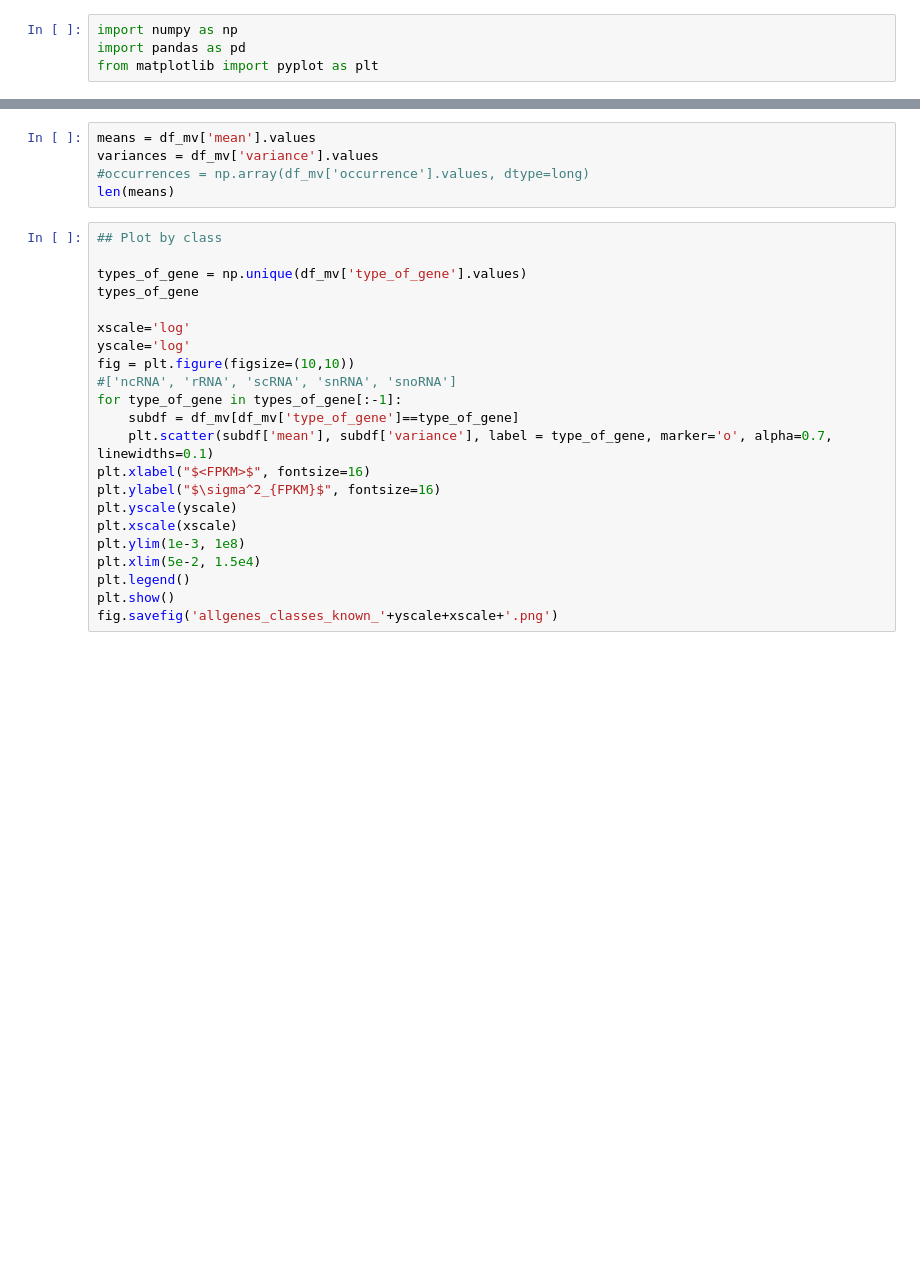
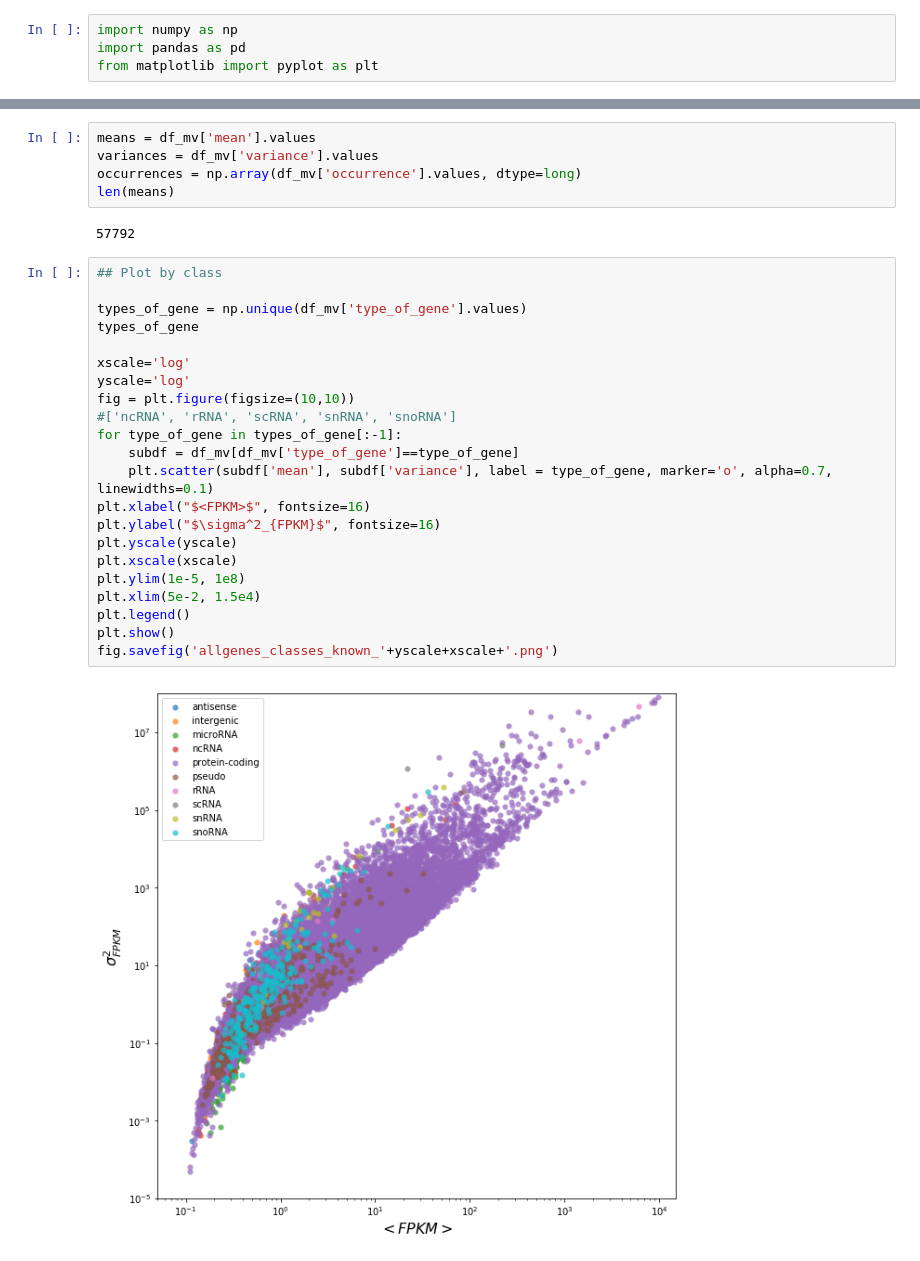
Before and after one commit to fvalle1/master_thesis, a Jupyter notebook: Table_ByGeneType.ipynb, the cells around one changed output, grey strips where cells are left out. Cells and saved outputs as stored; diff of their text form; blank space fills up the shorter version.

```diff
--- a/Table_ByGeneType.ipynb
+++ b/Table_ByGeneType.ipynb
@@ -9,30 +16,34 @@ df_mv.head()
 # %%
 means = df_mv['mean'].values
 variances = df_mv['variance'].values
-#occurrences = np.array(df_mv['occurrence'].values, dtype=long)
+occurrences = np.array(df_mv['occurrence'].values, dtype=long)
 len(means)
+# %% [output]
+57792
 # %%
 ## Plot by class
 
 types_of_gene = np.unique(df_mv['type_of_gene'].values)
 types_of_gene
 
 xscale='log'
 yscale='log'
 fig = plt.figure(figsize=(10,10))
 #['ncRNA', 'rRNA', 'scRNA', 'snRNA', 'snoRNA']
 for type_of_gene in types_of_gene[:-1]:
     subdf = df_mv[df_mv['type_of_gene']==type_of_gene]
     plt.scatter(subdf['mean'], subdf['variance'], label = type_of_gene, marker='o', alpha=0.7, linewidths=0.1)
 plt.xlabel("$<FPKM>$", fontsize=16)
 plt.ylabel("$\sigma^2_{FPKM}$", fontsize=16)
 plt.yscale(yscale)
 plt.xscale(xscale)
-plt.ylim(1e-3, 1e8)
+plt.ylim(1e-5, 1e8)
 plt.xlim(5e-2, 1.5e4)
 plt.legend()
 plt.show()
 fig.savefig('allgenes_classes_known_'+yscale+xscale+'.png')
+# %% [output]
+[figure, added]
 # %%
 xscale='log'
 yscale='log'
```
Also changed, not shown: parts of 4 cells of this notebook, 6 other files.
